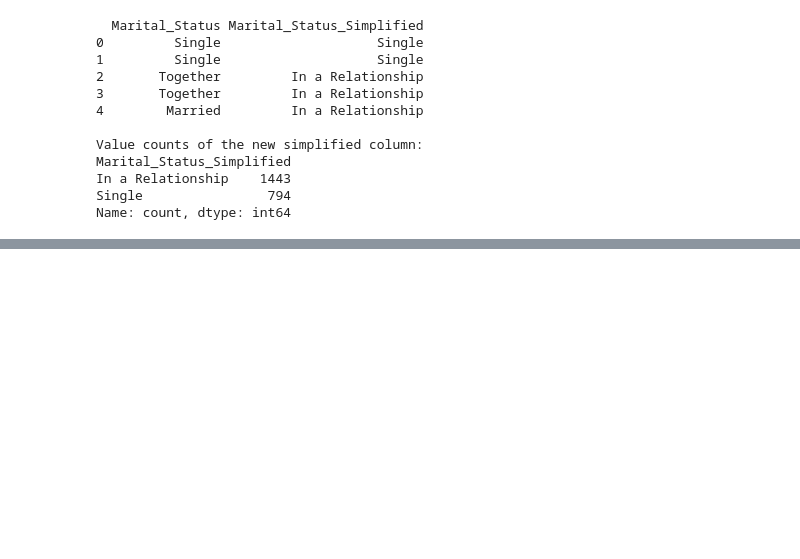
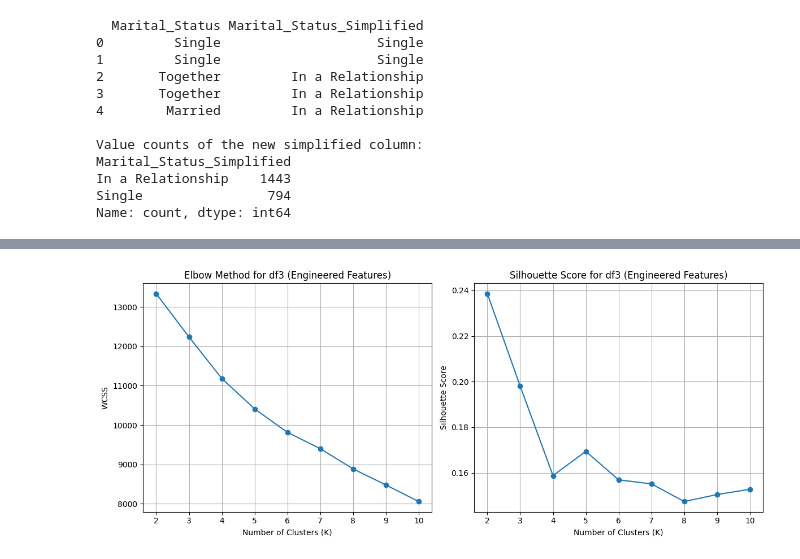
Before and after one commit to SsenogaHerman/GROUP_B_EVENING_RECESS, a Jupyter notebook: missing_values.ipynb, the cells around one changed output, grey strips where cells are left out. Saved outputs shown, nothing was run; the diff lists cells and outputs as text; code cells hidden in the pictures; blank space fills up the shorter version.

```diff
--- a/missing_values.ipynb
+++ b/missing_values.ipynb
@@ -454,0 +561,85 @@ Name: count, dtype: int64
+# %%
+#Developing a model for df3 with engineered features
+
+# 2. Select features for clustering from df3
+
+engineered_numerical_cols = [
+    'Age', 'Customer_Tenure', 'Income', 'Recency',
+    'Total_Spending', 'Total_Purchases','Total_Children'
+
+]
+engineered_categorical_cols = [
+    'Marital_Status_Simplified' # Using the simplified columns
+]
+
+# Combine selected features into a temporary DataFrame for processing
+df3_clustering_features = df3[engineered_numerical_cols + engineered_categorical_cols].copy()
+
+# 3. One-Hot Encode categorical features
+df3_encoded = pd.get_dummies(df3_clustering_features, columns=engineered_categorical_cols, drop_first=True)
+
+# 4. Scale features
+scaler_df3 = StandardScaler()
+scaled_df3_features = scaler_df3.fit_transform(df3_encoded)
+scaled_df3 = pd.DataFrame(scaled_df3_features, columns=df3_encoded.columns, index=df3_encoded.index)
+
+print("\n--- K-Means on df3 (Engineered Features) ---")
+print("Shape of scaled_df3:", scaled_df3.shape)
+print("Columns used for clustering:\n", scaled_df3.columns.tolist())
+
+# 5. Determine Optimal K for df3 (Elbow Method & Silhouette Score)
+wcss_df3 = []
+silhouette_scores_df3 = []
+
+# Test K from 2 to 10
+for i in range(2, 11):
+    kmeans = KMeans(n_clusters=i, init='k-means++', random_state=42, n_init=10)
+    kmeans.fit(scaled_df3)
+    wcss_df3.append(kmeans.inertia_)
+    score = silhouette_score(scaled_df3, kmeans.labels_)
+    silhouette_scores_df3.append(score)
+
+# Plot Elbow Method
+plt.figure(figsize=(12, 5))
+plt.subplot(1, 2, 1)
+plt.plot(range(2, 11), wcss_df3, marker='o')
+plt.title('Elbow Method for df3 (Engineered Features)')
+plt.xlabel('Number of Clusters (K)')
+plt.ylabel('WCSS')
+plt.grid(True)
+
+# Plot Silhouette Score
+plt.subplot(1, 2, 2)
+plt.plot(range(2, 11), silhouette_scores_df3, marker='o')
+plt.title('Silhouette Score for df3 (Engineered Features)')
+plt.xlabel('Number of Clusters (K)')
+plt.ylabel('Silhouette Score')
+plt.grid(True)
+plt.tight_layout()
+plt.show()
+
+# 6. Apply K-Means with chosen K
+
+optimal_k_df3 = 4
+kmeans_df3 = KMeans(n_clusters=optimal_k_df3, init='k-means++', random_state=42, n_init=10)
+cluster_labels_df3 = kmeans_df3.fit_predict(scaled_df3)
+
+# Add cluster labels to df3
+df3['Cluster_Engineered'] = cluster_labels_df3
+
+# 7. Evaluate Cluster Quality for df3
+inertia_df3 = kmeans_df3.inertia_
+silhouette_df3 = silhouette_score(scaled_df3, cluster_labels_df3)
+
+print(f"\n--- Evaluation for df3 (Engineered Features) ---")
+print(f"Chosen Optimal K: {optimal_k_df3}")
+print(f"Inertia (WCSS): {inertia_df3:.2f}")
+print(f"Silhouette Score: {silhouette_df3:.2f}")
+
+# Display first few rows with new cluster labels
+print("\nDataFrame df3 head with engineered clusters:\n", df3[[
+    'ID', 'Age', 'Customer_Tenure', 'Income', 'Recency',
+    'Total_Spending', 'Total_Purchases', 'Marital_Status_Simplified',
+    'Cluster_Engineered'
+]].head())
+# %% [output]
@@ -454,0 +650 @@ Name: count, dtype: int64
+[figure, added]
```
Also changed, not shown: parts of 2 cells of this notebook.
